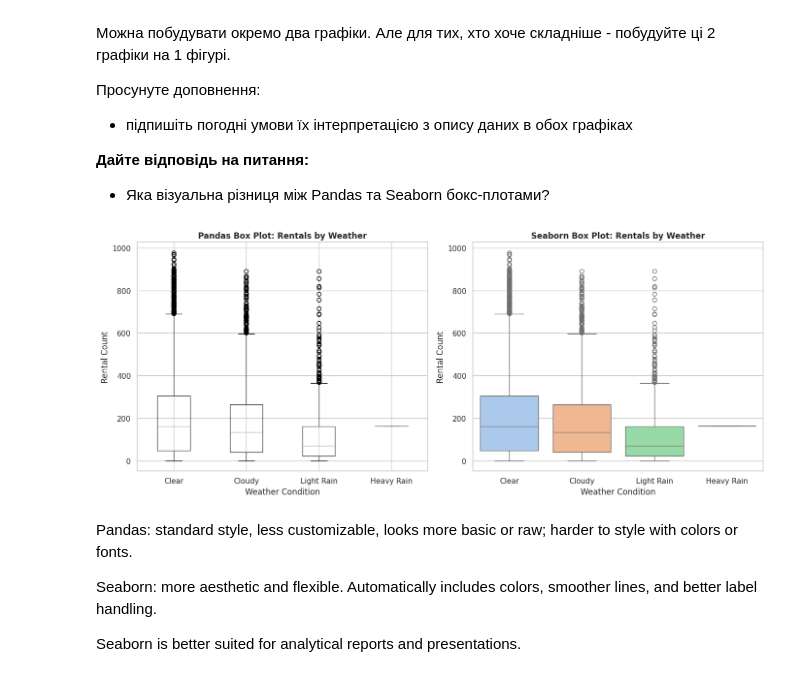
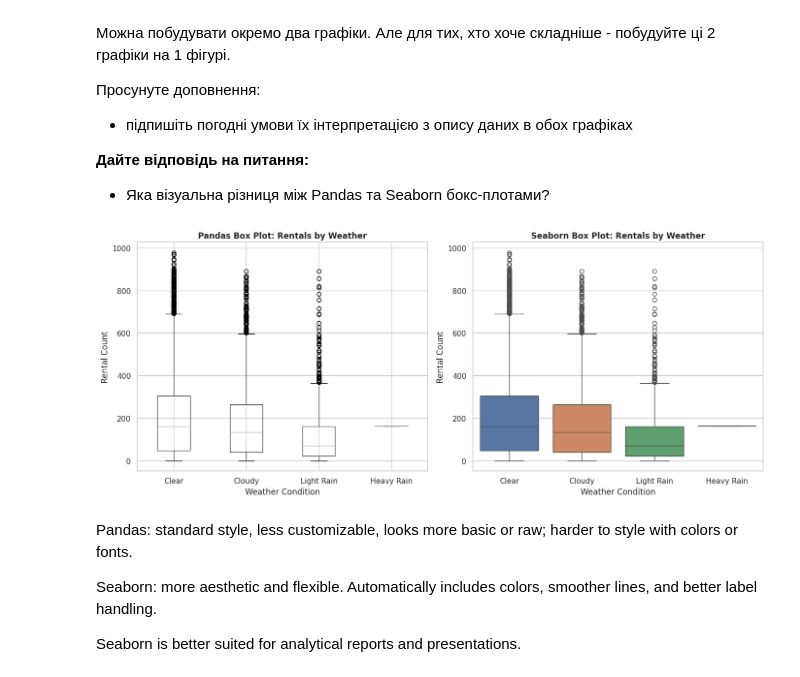
Before and after one commit to Yulia-Momotyuk/DLA-data-analysis-practice, a Jupyter notebook: Python/HW-7.3 Data visualization with Seaborn.ipynb, the cells around one changed output. Cells and saved outputs as stored; diff of their text form; code cells hidden in the pictures.

```diff
--- a/Python/HW-7.3 Data visualization with Seaborn.ipynb
+++ b/Python/HW-7.3 Data visualization with Seaborn.ipynb
@@ -202,36 +202,34 @@ df_viz['weather_label'] = pd.Categorical(
 fig, axs = plt.subplots(1, 2, figsize=(14, 6))
 
 # Boxplot Pandas
 df_viz.boxplot(
     column='count',
     by='weather_label',
     ax=axs[0]
 )
 
 axs[0].set_title('Pandas Box Plot: Rentals by Weather', fontweight='bold')
 axs[0].set_xlabel('Weather Condition')
 axs[0].set_ylabel('Rental Count')
 fig.suptitle('')
 
 # Boxplot Seaborn
 sns.boxplot(
     data=df_viz,
     x='weather_label',
     y='count',
     hue='weather_label',
-    palette='pastel',
     legend=False,
-    ax=axs[1]
 )
 
 axs[1].set_title('Seaborn Box Plot: Rentals by Weather', fontweight='bold')
 axs[1].set_xlabel('Weather Condition')
 axs[1].set_ylabel('Rental Count')
 
 plt.tight_layout()
 plt.show()
 # %% [output]
-[figure, old version]
+[figure, new version]
 # %% [markdown]
 Pandas: standard style, less customizable, looks more basic or raw; harder to style with colors or fonts.
 
```
Also changed, not shown: parts of 5 cells of this notebook.
